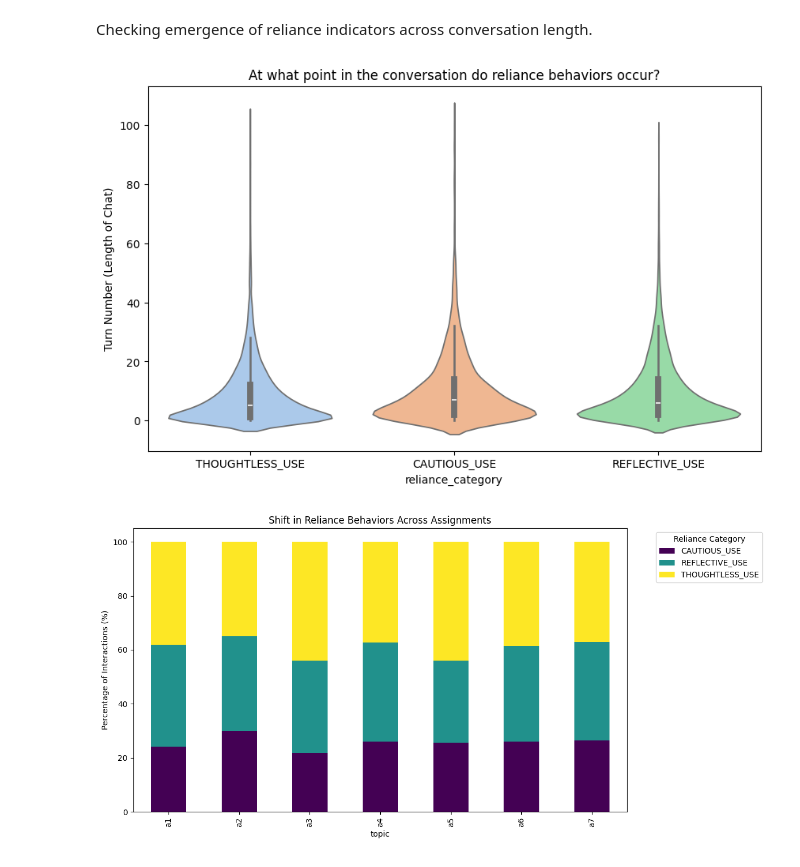
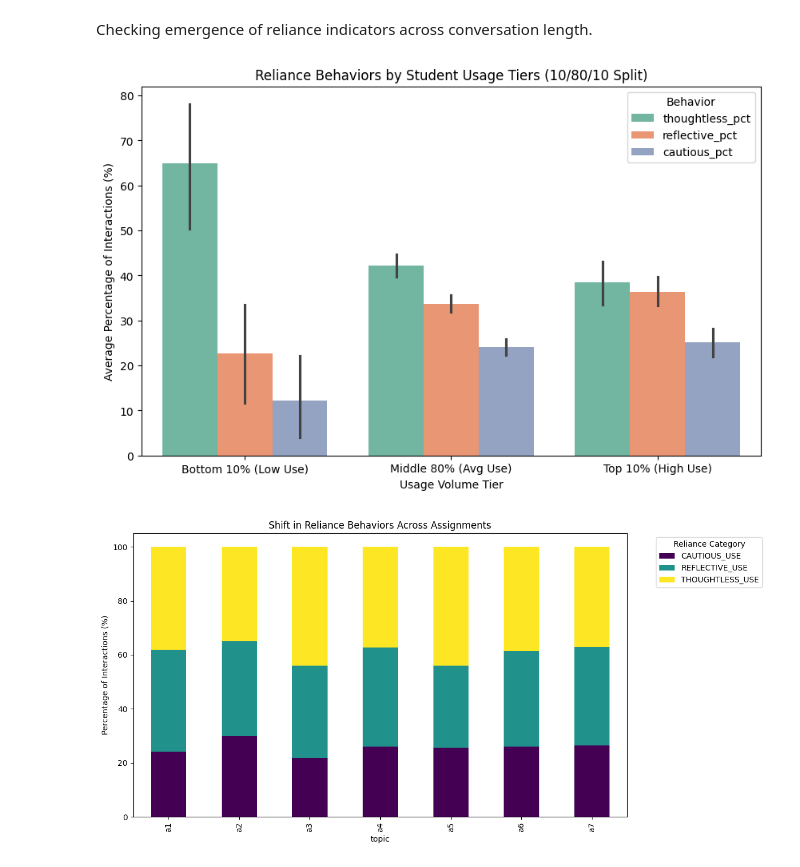
Before and after one commit to Mu-Cepheus/LLM-reliance, a Jupyter notebook: notebooks/04_inferentialStatistics.ipynb, the cells around one changed output. Cells and saved outputs as stored; diff of their text form; code cells hidden in the pictures.

```diff
--- a/notebooks/04_inferentialStatistics.ipynb
+++ b/notebooks/04_inferentialStatistics.ipynb
@@ -91,9 +148,14 @@ print(vif_data)
 # %% [markdown]
 Run regression model on assignment average - exam average as dependent variable
 # %%
-df_regression['grade_drop'] = df_regression['assignment_avg'] - df_regression['exam_avg']
+df_regression["grade_drop"] = (
+    df_regression["assignment_avg"] - df_regression["exam_avg"]
+)
 
-model_delta = smf.ols('grade_drop ~ thoughtless_pct + reflective_pct + total_interactions', data=df_regression)
+model_delta = smf.ols(
+    "grade_drop ~ thoughtless_pct + reflective_pct + total_interactions + C(semester)",
+    data=df_regression,
+)
 print(model_delta.fit().summary())
 # %% [output]
                             OLS Regression Results
@@ -159,25 +397,39 @@ behavior_profile
 # %% [markdown]
 Checking emergence of reliance indicators across conversation length.
 # %%
-query_length = """
-    SELECT reliance_category, interactionCount
-    FROM read_parquet($dataset_path)
-    WHERE reliance_category IS NOT NULL
-"""
+# 1. Create the 10/80/10 Bins based on total_interactions
+# The bins are: 0 to 10th percentile, 10th to 90th percentile, 90th to 100th
+df_regression["usage_tier"] = pd.qcut(
+    df_regression["total_interactions"],
+    q=[0, 0.10, 0.90, 1.0],
+    labels=["Bottom 10% (Low Use)", "Middle 80% (Avg Use)", "Top 10% (High Use)"],
+)
 
-with duckdb.connect() as connection:
-    df_length = connection.execute(query_length, {
-        "dataset_path": str(Path("../data/outputs/clean_analytical_dataset.parquet"))
-    }).df()
+# 2. Reshape the data so we can plot the three behaviors side-by-side
+df_melted = df_regression.melt(
+    id_vars=["usage_tier"],
+    value_vars=["thoughtless_pct", "reflective_pct", "cautious_pct"],
+    var_name="Reliance Type",
+    value_name="Percentage",
+)
 
+# 3. Plot the Grouped Bar Chart
 plt.figure(figsize=(10, 6))
-sns.violinplot(data=df_length, x='reliance_category',
-               y='interactionCount', palette='pastel', hue="reliance_category")
-plt.title("At what point in the conversation do reliance behaviors occur?")
-plt.ylabel("Turn Number (Length of Chat)")
+sns.barplot(
+    data=df_melted,
+    x="usage_tier",
+    y="Percentage",
+    hue="Reliance Type",
+    errorbar="ci",
+    palette="Set2",
+)
+plt.title("Reliance Behaviors by Student Usage Tiers (10/80/10 Split)")
+plt.ylabel("Average Percentage of Interactions (%)")
+plt.xlabel("Usage Volume Tier")
+plt.legend(title="Behavior")
 plt.show()
 # %% [output]
-[figure, old version]
+[figure, new version]
 # %%
 query_topics = """
     SELECT
```
Also changed, not shown: parts of 18 cells of this notebook, 1 other file.
